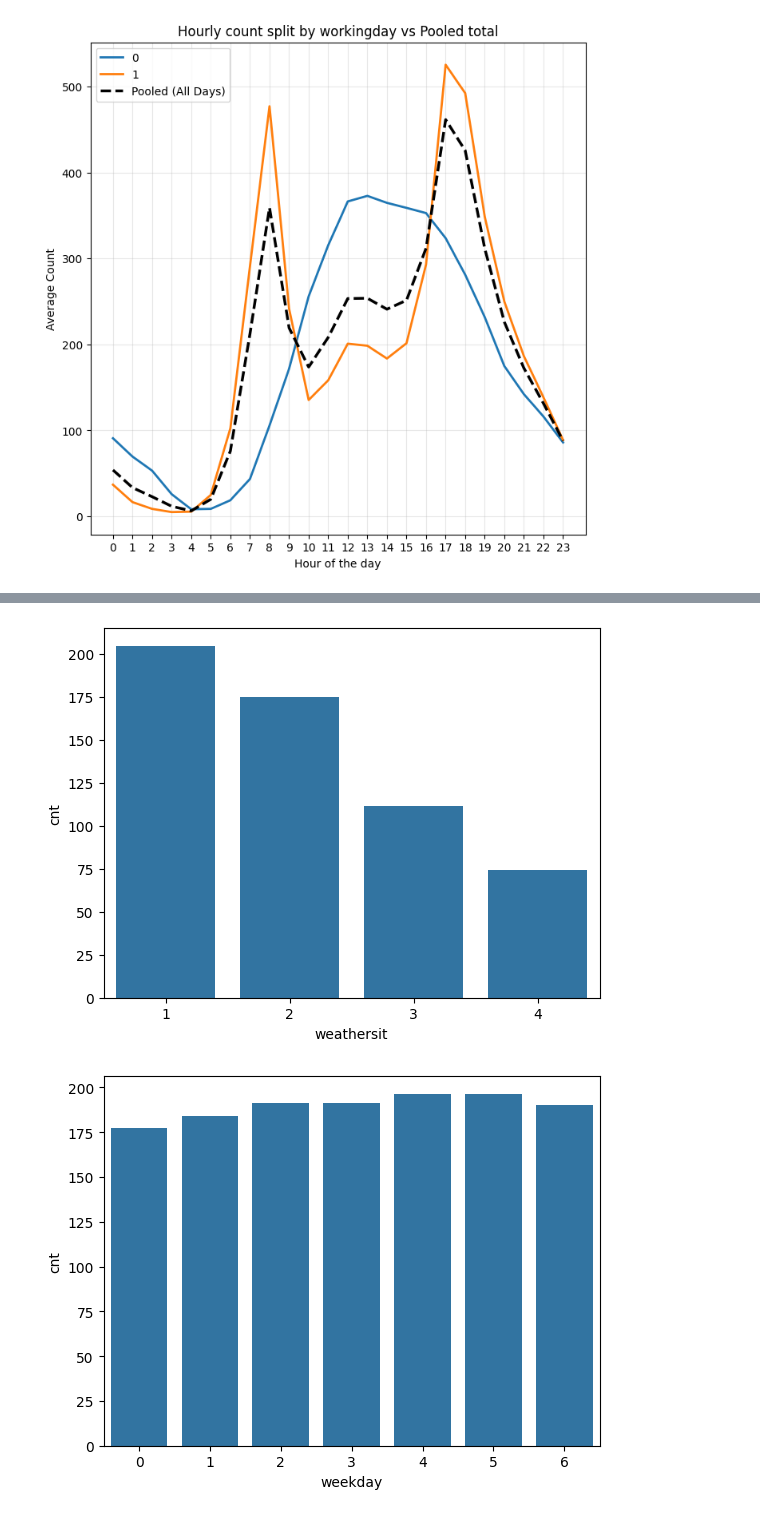
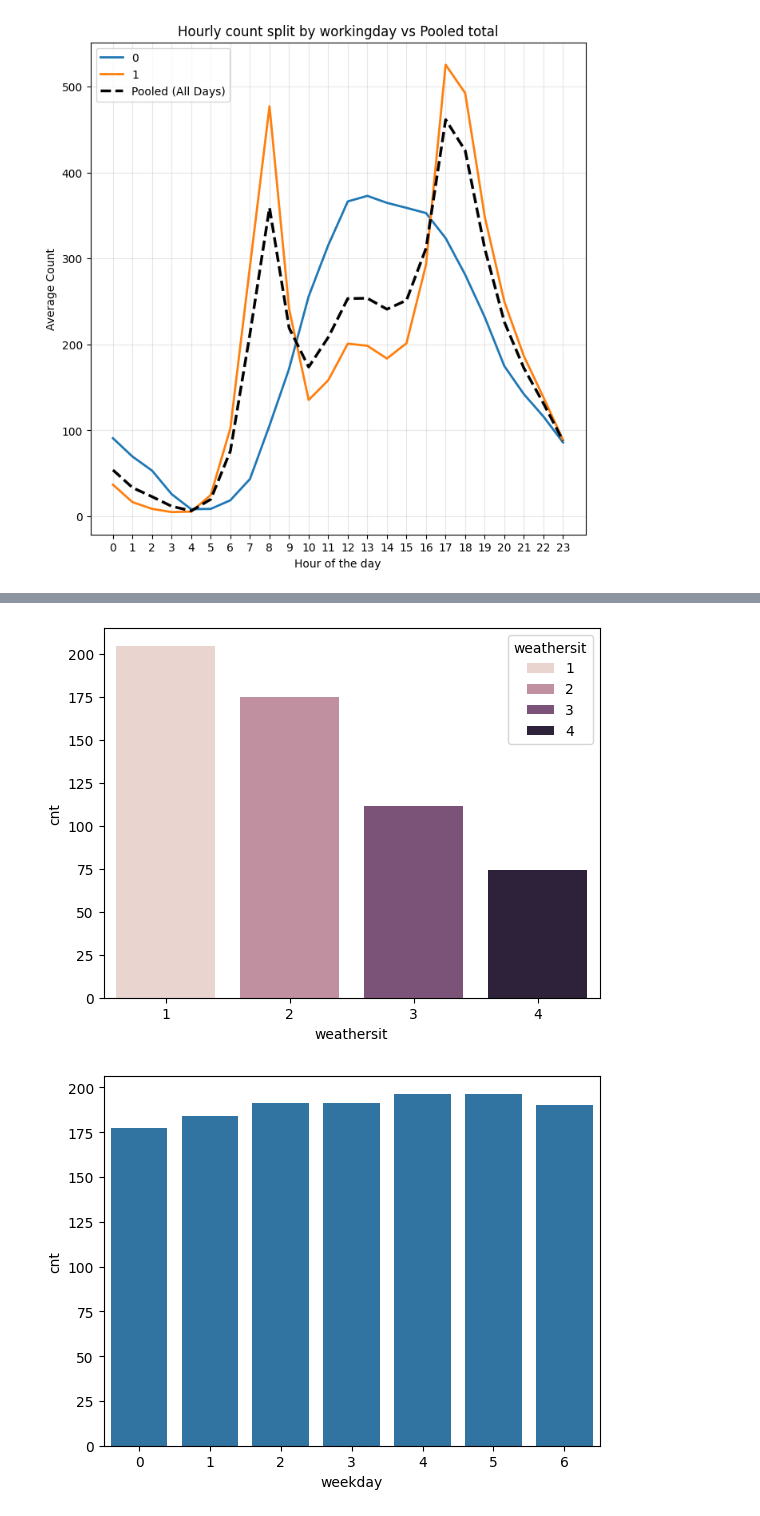
Before and after one commit to sxrthk17/ml-journey, a Jupyter notebook: linear-regression/notebooks/01_EDA.ipynb, the cells around one changed output, grey strips where cells are left out. Saved outputs shown, nothing was run; the diff lists cells and outputs as text; code cells hidden in the pictures.

```diff
--- a/linear-regression/notebooks/01_EDA.ipynb
+++ b/linear-regression/notebooks/01_EDA.ipynb
@@ -238,9 +250,9 @@ plt.show()
 # %%
 df_weathersit = df.groupby('weathersit')['cnt'].mean().reset_index()
-sea.barplot(data=df_weathersit, x='weathersit', y='cnt')
+sea.barplot(data=df_weathersit, x='weathersit', y='cnt', hue='weathersit')
 plt.show()
 # %% [output]
-[figure, old version]
+[figure, new version]
 # %%
 df_weekday = df.groupby('weekday')['cnt'].mean().reset_index()
 sea.barplot(data=df_weekday, x='weekday', y='cnt')
```
Also changed, not shown: parts of 5 cells of this notebook.
